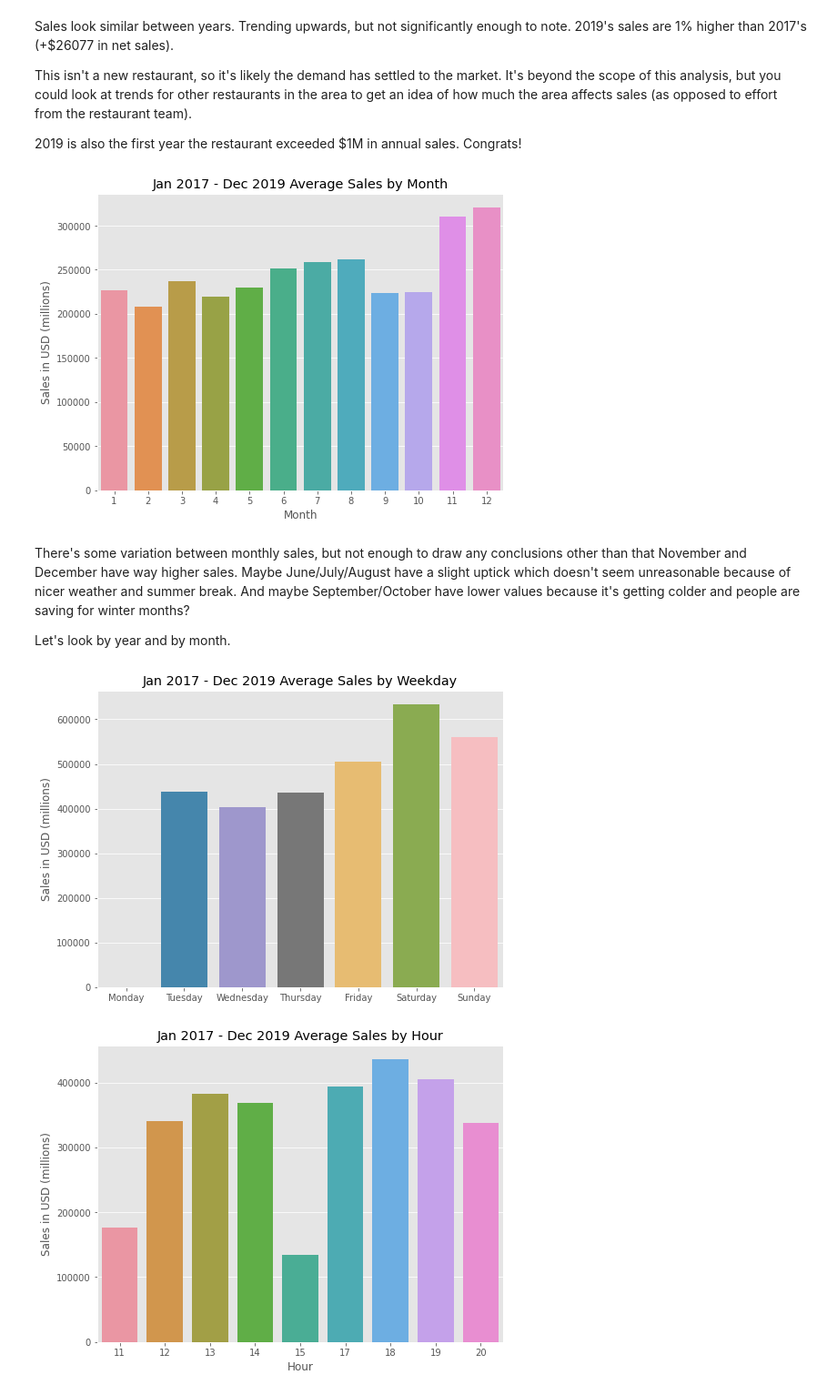
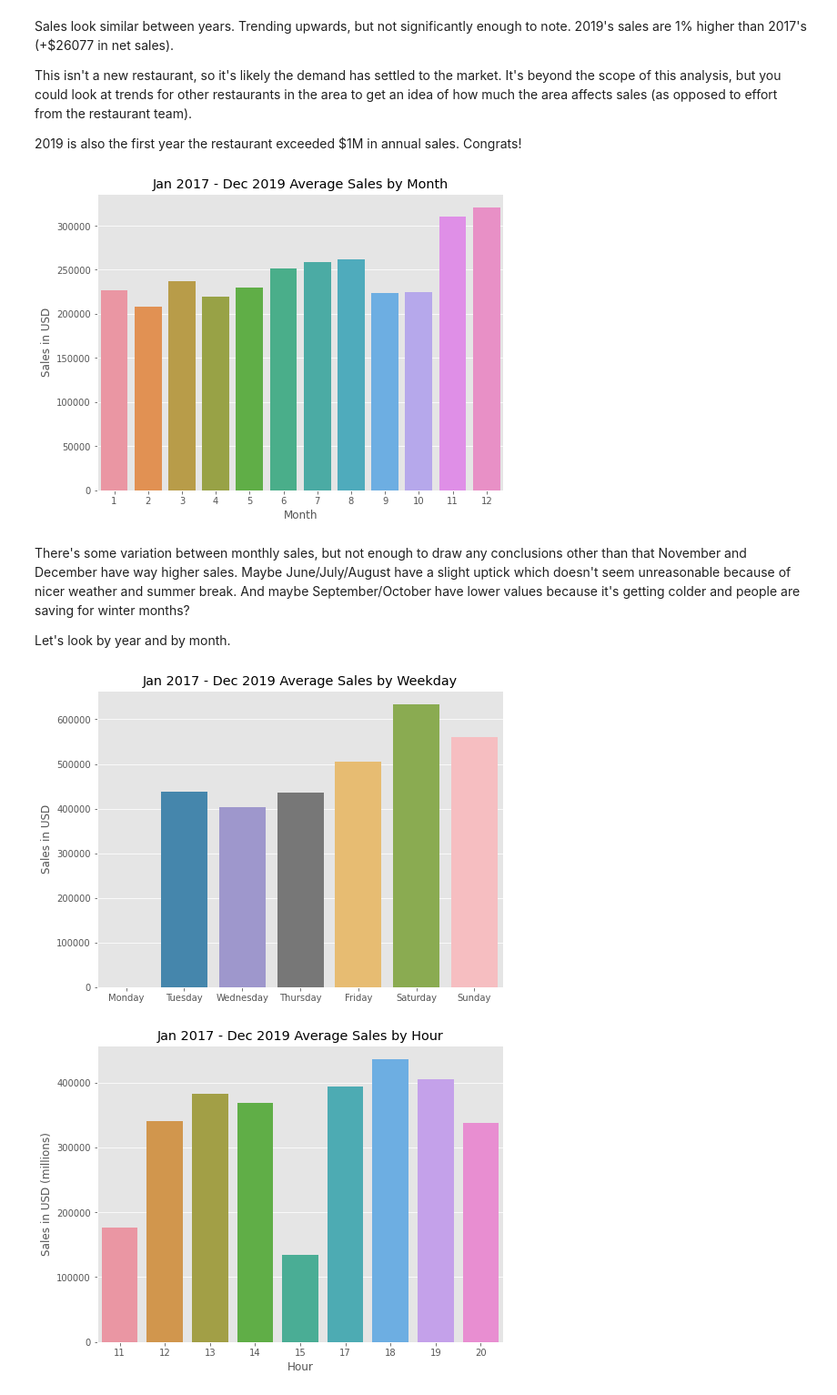
Before and after one commit to onederekchen/thaitanic, a Jupyter notebook: analysis + experimentation/data_analysis.ipynb, the cells around one changed output. Shown at 91% size. Cells and saved outputs as stored; diff of their text form; code cells hidden in the pictures.

```diff
--- a/analysis + experimentation/data_analysis.ipynb
+++ b/analysis + experimentation/data_analysis.ipynb
@@ -205,13 +342,13 @@ This isn't a new restaurant, so it's likely the demand has settled to the market
 # %%
 month_sales = df.groupby('Month').sum()
 
 plt.figure(figsize=(8,6))
 ax = sns.barplot(month_sales.index, month_sales['Sales'])
 
 plt.title("Jan 2017 - Dec 2019 Average Sales by Month")
-plt.ylabel("Sales in USD (millions)");
+plt.ylabel("Sales in USD");
 # %% [output]
-[figure, old version]
+[figure, new version]
 # %% [markdown]
 There's some variation between monthly sales, but not enough to draw any conclusions other than that November and December have way higher sales. Maybe June/July/August have a slight uptick which doesn't seem unreasonable because of nicer weather and summer break. And maybe September/October have lower values because it's getting colder and people are saving for winter months?
 
@@ -234,9 +371,9 @@ ax = sns.barplot(weekday_values, weekday_sales_values)
 
 # ax.set_xticklabels(ax.get_xticklabels(), rotation=45, horizontalalignment='right')  # rotate if small figsize
 plt.title("Jan 2017 - Dec 2019 Average Sales by Weekday")
-plt.ylabel("Sales in USD (millions)");
+plt.ylabel("Sales in USD");
 # %% [output]
-[figure, old version]
+[figure, new version]
 # %%
 hour_sales = df.groupby('Hour').sum()
 
```
Also changed, not shown: parts of 35 cells of this notebook, 1 other file.
